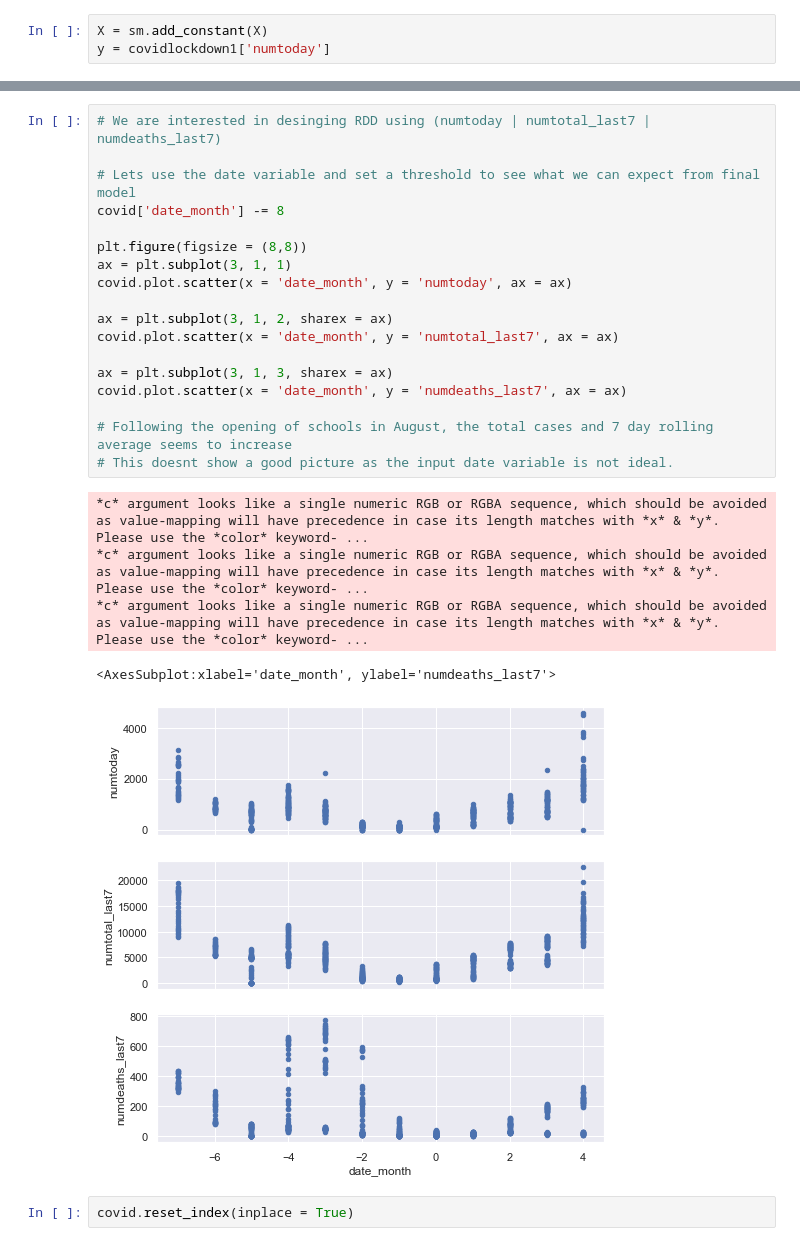
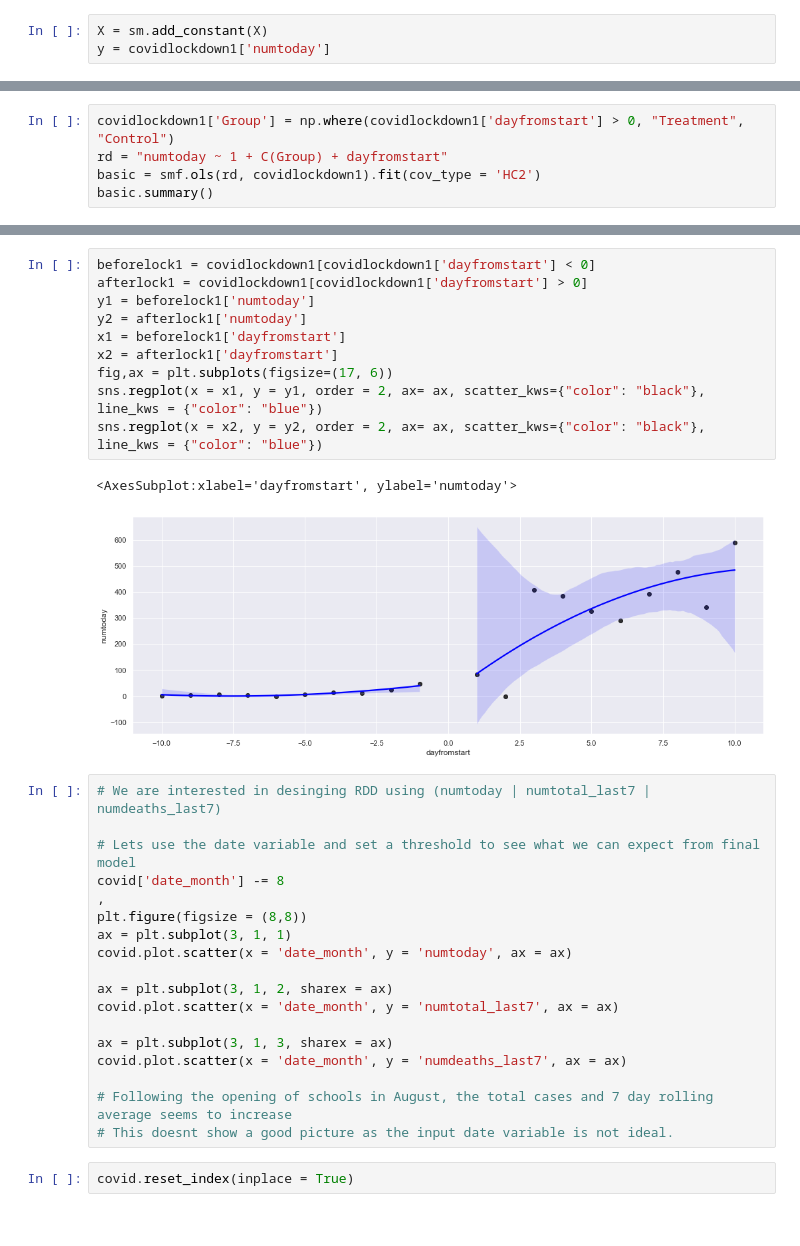
Before and after one commit to SamerAlsaadi315/Project---Regression, a Jupyter notebook: Regression Project_original_SA.ipynb, the cells around one changed output, grey strips where cells are left out. Saved outputs shown, nothing was run; the diff lists cells and outputs as text.

```diff
--- a/Regression Project_original_SA.ipynb
+++ b/Regression Project_original_SA.ipynb
@@ -192,0 +139,5 @@ covidlockdown1.assign(predictions=model.fittedvalues).plot(x="dayfromstart", y="
+# %%
+covidlockdown1['Group'] = np.where(covidlockdown1['dayfromstart'] > 0, "Treatment", "Control")
+rd = "numtoday ~ 1 + C(Group) + dayfromstart"
+basic = smf.ols(rd, covidlockdown1).fit(cov_type = 'HC2')
+basic.summary()
@@ -193,9 +170,22 @@ covidlockdown1.assign(predictions=model.fittedvalues).plot(x="dayfromstart", y="
+# %%
+beforelock1 = covidlockdown1[covidlockdown1['dayfromstart'] < 0]
+afterlock1 = covidlockdown1[covidlockdown1['dayfromstart'] > 0]
+y1 = beforelock1['numtoday']
+y2 = afterlock1['numtoday']
+x1 = beforelock1['dayfromstart']
+x2 = afterlock1['dayfromstart']
+fig,ax = plt.subplots(figsize=(17, 6))
+sns.regplot(x = x1, y = y1, order = 2, ax= ax, scatter_kws={"color": "black"}, line_kws = {"color": "blue"})
+sns.regplot(x = x2, y = y2, order = 2, ax= ax, scatter_kws={"color": "black"}, line_kws = {"color": "blue"})
+# %% [output]
+<AxesSubplot:xlabel='dayfromstart', ylabel='numtoday'>
+[figure, added]
 # %%
 # We are interested in desinging RDD using (numtoday | numtotal_last7 | numdeaths_last7)
 
 # Lets use the date variable and set a threshold to see what we can expect from final model
 covid['date_month'] -= 8
-
+,
 plt.figure(figsize = (8,8))
 ax = plt.subplot(3, 1, 1)
 covid.plot.scatter(x = 'date_month', y = 'numtoday', ax = ax)
@@ -208,12 +198,6 @@ covid.plot.scatter(x = 'date_month', y = 'numdeaths_last7', ax = ax)
 
 # Following the opening of schools in August, the total cases and 7 day rolling average seems to increase
 # This doesnt show a good picture as the input date variable is not ideal.
-# %% [output]
-*c* argument looks like a single numeric RGB or RGBA sequence, which should be avoided as value-mapping will have precedence in case its length matches with *x* & *y*.  Please use the *color* keyword- ...
-*c* argument looks like a single numeric RGB or RGBA sequence, which should be avoided as value-mapping will have precedence in case its length matches with *x* & *y*.  Please use the *color* keyword- ...
-*c* argument looks like a single numeric RGB or RGBA sequence, which should be avoided as value-mapping will have precedence in case its length matches with *x* & *y*.  Please use the *color* keyword- ...
-<AxesSubplot:xlabel='date_month', ylabel='numdeaths_last7'>
-[figure, removed]
 # %%
 covid.reset_index(inplace = True)
 # %%
```
Also changed, not shown: parts of 11 cells of this notebook.
